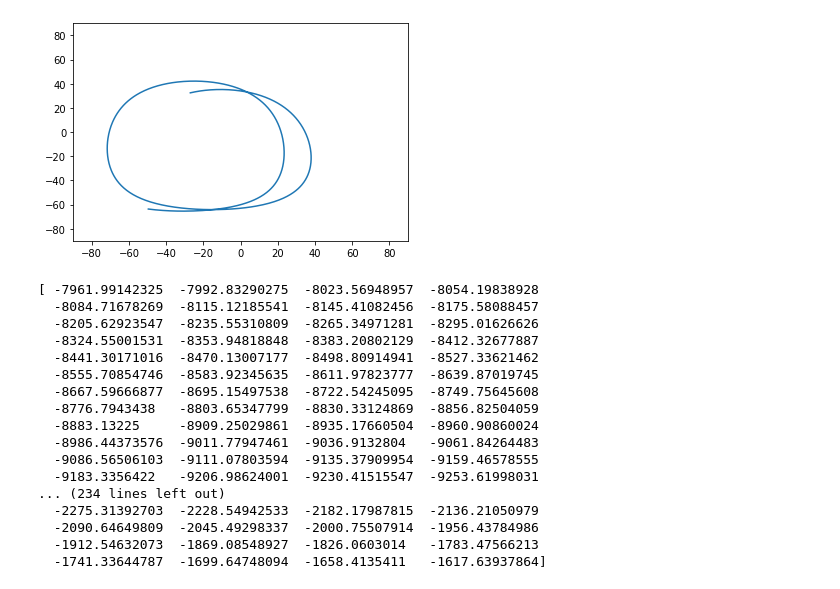
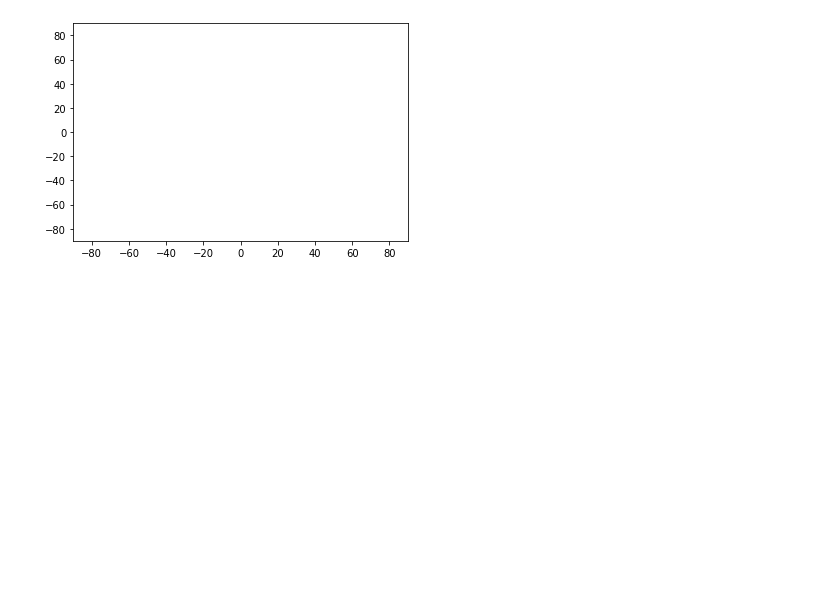
Before and after one commit to sagitova-st/NOAA, a Jupyter notebook: lab.ipynb, the cells around one changed output. Drawn from its saved outputs; the diff is of its cells as text; code cells hidden in the pictures; blank space fills up the shorter version.

```diff
--- a/lab.ipynb
+++ b/lab.ipynb
@@ -23,11 +25,14 @@ def get_satellite_trajectory(tle2lines: Tuple[str, str], time_points: List[datet
 
 
 
-s = '1 25338U 98030A   20250.89795419  .00000015  00000-0  25011-4 0  9991'
-t = '2 25338  98.7131 275.5172 0010900  31.7666 328.4169 14.25988386160587'
+# s = '1 15427U 84123A   20251.91176968  .00000010  00000-0  28072-4 0  9998'
+# t = '2 15427  98.9487 206.5692 0014348 199.4765 227.6432 14.16105412844969'
+s = '1 15427U 84123A   20251.91176968  .00000010  00000-0  28072-4 0  9998'
+t = '2 15427  98.9487 206.5692 0014348 199.4765 227.6432 14.16105412844969'
 
-t0 = datetime(2020, 9, 7, 18, 0)
+t0 = datetime(2020, 9, 8, 9, 22, 48, tzinfo=timezone.utc)
 time_points = [t0 + timedelta(seconds=i * 10)  for i in range(1000)]
+print(time_points[-1])
 
 
 trajectory = get_satellite_trajectory((s, t), time_points)
@@ -94,7 +100,7 @@ def move_satellite_trajectory_to_earth_coordinates(
     trajectory_in_earth_coordinates = np.array([rm.dot(coordinate) for rm, coordinate in zip(rotation_matrix_list, trajectory)])
     return trajectory_in_earth_coordinates
 
-lk_coord = [55.930148, 37.518151]
+lk_coord = [55.930148 / 180 * np.pi, 37.518151 / 180 * np.pi]
 lk_coordinate = get_cartesian_geo_from_geo_angles(latitude=lk_coord[0], longitude=lk_coord[1], model=wgs84) / 1000
 # lk_coordnates = get_terrestrial_point_coordinates(lk_coord, time_points)
 print(lk_coordinate)
@@ -114,13 +122,14 @@ print(earth_sk_trajectory)
 # %%
 def get_related_spherical_coordinates(ref_point_coordinate, target_coordinates):
     dr_list = target_coordinates - ref_point_coordinate
+#     print(dr_list)
     e1 = ref_point_coordinate
     e1 = e1 / np.linalg.norm(e1)
     e2 = np.cross([0, 0, 1], ref_point_coordinate)
     e2 = e2 / np.linalg.norm(e2)
     e3 = np.cross(e1, e2)
     e3 = e3 / np.linalg.norm(e3)
-    print(e1, e2, e3)
+#     print(e1, e2, e3)
 
     coor_e1 = np.dot(dr_list, e1)
     coor_e2 = np.dot(dr_list, e2)
@@ -129,7 +138,7 @@ def get_related_spherical_coordinates(ref_point_coordinate, target_coordinates):
     print(coor_e1)
 
     lam = np.arcsin(coor_e3 / length) * 180 / np.pi
-    phi = np.arctan(coor_e2 / coor_e1) * 180 / np.pi
+    phi = -np.arctan(coor_e2 / coor_e1) * 180 / np.pi
     return phi, lam, coor_e1
 
 phis, lams, coor_e1 = get_related_spherical_coordinates(lk_coordinate, earth_sk_trajectory)
@@ -154,26 +163,26 @@ phis, lams, coor_e1 = get_related_spherical_coordinates(lk_coordinate, earth_sk_
-# %%
-plt.xlim(-90, 90)
-plt.ylim(-90, 90)
-plt.plot(phis, lams)
-plt.show()
-
-print(coor_e1)
-# %% [output]
-[figure, removed]
-[ -7961.99142325  -7992.83290275  -8023.56948957  -8054.19838928
-  -8084.71678269  -8115.12185541  -8145.41082456  -8175.58088457
-  -8205.62923547  -8235.55310809  -8265.34971281  -8295.01626626
-  -8324.55001531  -8353.94818848  -8383.20802129  -8412.32677887
-  -8441.30171016  -8470.13007177  -8498.80914941  -8527.33621462
-  -8555.70854746  -8583.92345635  -8611.97823777  -8639.87019745
-  -8667.59666877  -8695.15497538  -8722.54245095  -8749.75645608
-  -8776.7943438   -8803.65347799  -8830.33124869  -8856.82504059
-  -8883.13225     -8909.25029861  -8935.17660504  -8960.90860024
-  -8986.44373576  -9011.77947461  -9036.9132804   -9061.84264483
-  -9086.56506103  -9111.07803594  -9135.37909954  -9159.46578555
-  -9183.3356422   -9206.98624001  -9230.41515547  -9253.61998031
-... (234 lines left out)
-  -2275.31392703  -2228.54942533  -2182.17987815  -2136.21050979
-  -2090.64649809  -2045.49298337  -2000.75507914  -1956.43784986
-  -1912.54632073  -1869.08548927  -1826.0603014   -1783.47566213
-  -1741.33644787  -1699.64748094  -1658.4135411   -1617.63937864]
+# %%
+plus_indexes = coor_e1 > 0
+
+plt.xlim(-90, 90)
+plt.ylim(-90, 90)
+
+curve_x = []
+curve_y = []
+
+# for phi, lam, c_e1 in zip(phis, lams, coor_e1):
+#     if c_e1 <0:
+#         curve_x = []
+#         curve_y = []
+#     else:
+#         curve_x.append(phi)
+#         curve_y.append(lam)
+#         plt.xlim(-90, 90)
+#         plt.ylim(-90, 90)
+#         plt.plot(curve_x, curve_y)
+#         plt.show()
+# # plt.plot(phis[plus_indexes], lams[plus_indexes])
+# # plt.show()
+
+# print(coor_e1)
+# %% [output]
+[figure, added]
```
Also changed, not shown: parts of 6 cells of this notebook, 2 other files.
